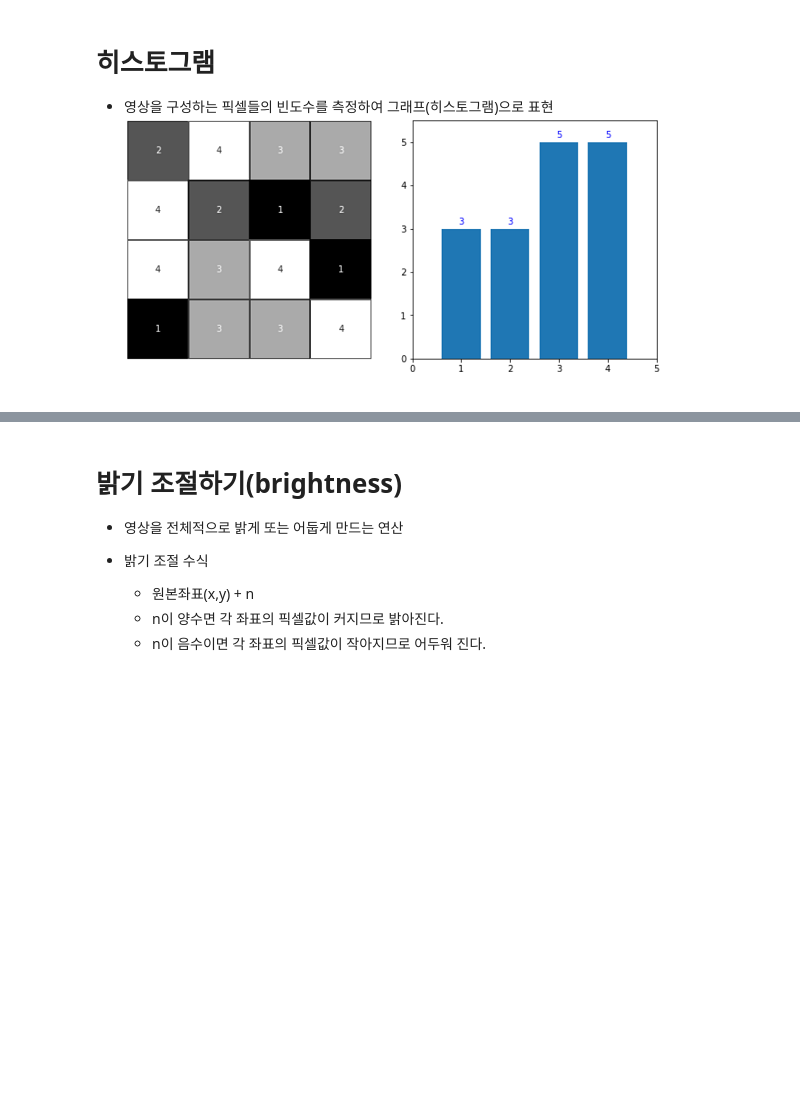
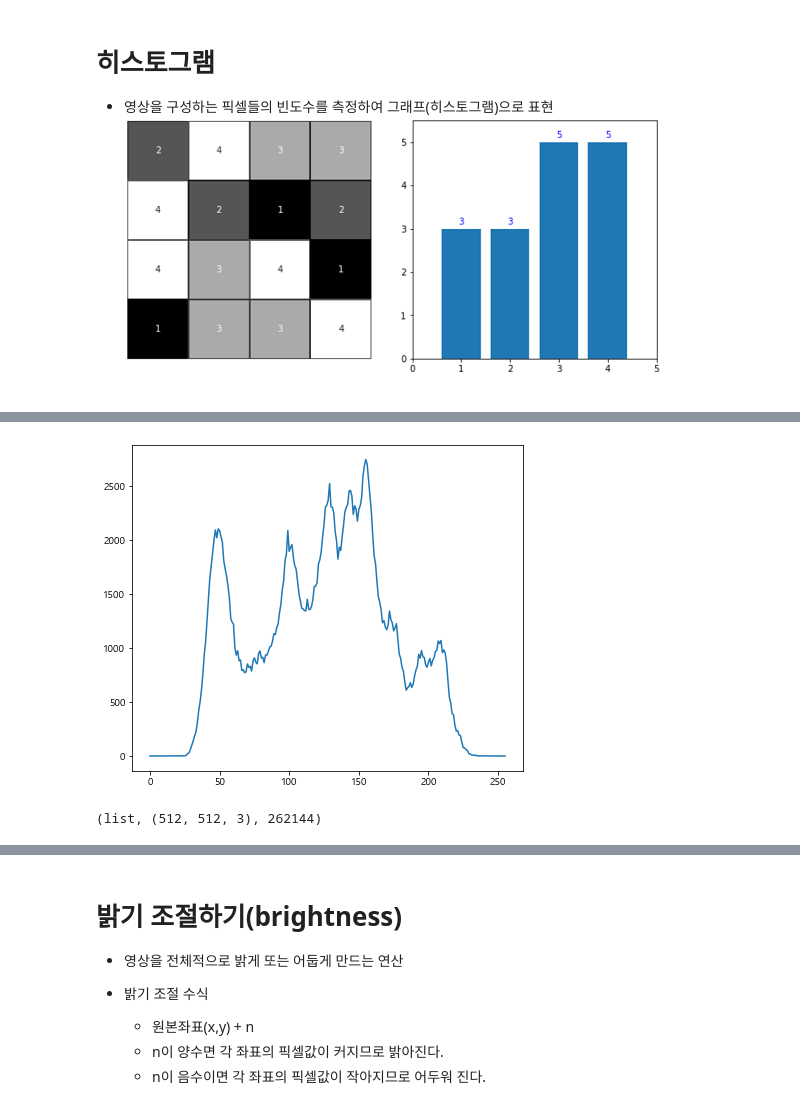
Before and after one commit to mein0121/Python_JupyterNotebook, a Jupyter notebook: 09.Opencv_src/02_기본 영상 처리.ipynb, the cells around one changed output, grey strips where cells are left out. Saved outputs shown, nothing was run; the diff lists cells and outputs as text; code cells hidden in the pictures; blank space fills up the shorter version.

```diff
--- a/09.Opencv_src/02_기본 영상 처리.ipynb
+++ b/09.Opencv_src/02_기본 영상 처리.ipynb
@@ -11,0 +46,6 @@
+# %%
+plt.figure(figsize=(7,6))
+plt.plot(np.arange(hist.size),hist.flatten())
+plt.show()
+# %% [output]
+[figure, added]
@@ -11,0 +59,8 @@
+# %%
+lenna = cv2.imread('./images/lenna.bmp')
+color_label = ['blue','green','red']
+# 채널 분리
+bgr_channel = cv2.split(lenna)
+type(bgr_channel), lenna.shape, 512*512
+# %% [output]
+(list, (512, 512, 3), 262144)
```
Also changed, not shown: parts of 23 cells of this notebook.
